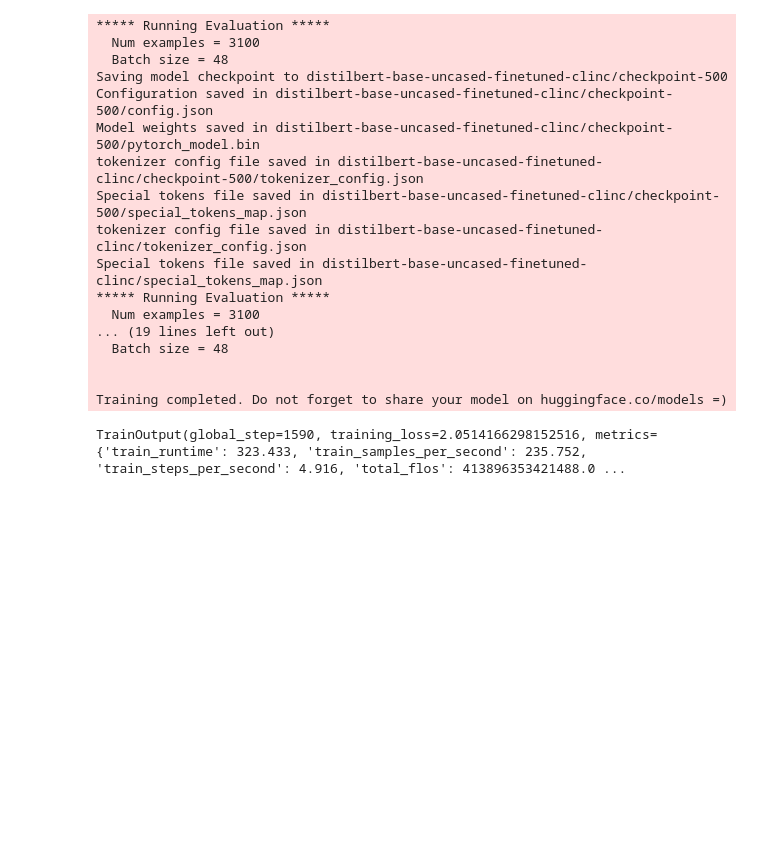
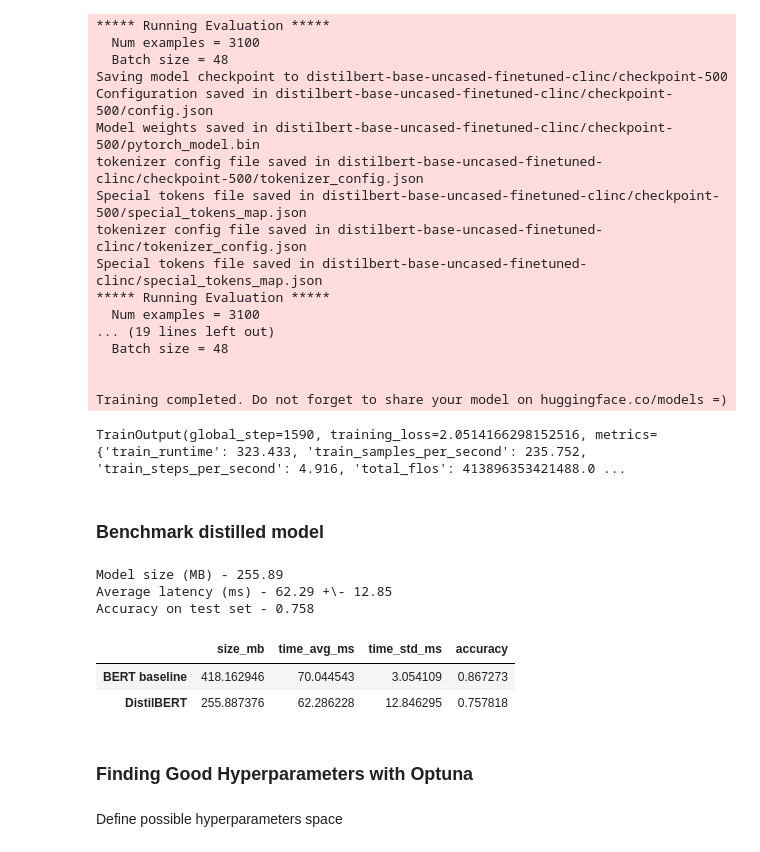
Before and after one commit to Gooogr/Book_nlp_with_transformers, a Jupyter notebook: ch8_optimization_for_production.ipynb, the cells around one changed output. Drawn from its saved outputs; the diff is of its cells as text; code cells hidden in the pictures; blank space fills up the shorter version.

```diff
--- a/ch8_optimization_for_production.ipynb
+++ b/ch8_optimization_for_production.ipynb
@@ -343,3 +345,26 @@ Special tokens file saved in distilbert-base-uncased-finetuned-clinc/special_tok
 
 Training completed. Do not forget to share your model on huggingface.co/models =)
 TrainOutput(global_step=1590, training_loss=2.0514166298152516, metrics={'train_runtime': 323.433, 'train_samples_per_second': 235.752, 'train_steps_per_second': 4.916, 'total_flos': 413896353421488.0 ...
+# %% [markdown]
+### Benchmark distilled model
+# %%
+finetuned_ckpt = "distilbert-base-uncased-finetuned-clinc"
+pipe = pipeline("text-classification", model=finetuned_ckpt)
+# %%
+optim_type = "DistilBERT"
+pb = PerformanceBenchmark(pipe, clinc["test"], optim_type=optim_type)
+perf_metrics.update(pb.run_benchmark())
+# %% [output]
+Model size (MB) - 255.89
+Average latency (ms) - 62.29 +\- 12.85
+Accuracy on test set - 0.758
+# %%
+pd.DataFrame.from_dict(perf_metrics, orient='index')
+# %% [output]
+|  | size_mb | time_avg_ms | time_std_ms | accuracy |
+| BERT baseline | 418.162946 | 70.044543 | 3.054109 | 0.867273 |
+| DistilBERT | 255.887376 | 62.286228 | 12.846295 | 0.757818 |
+# %% [markdown]
+### Finding Good Hyperparameters with Optuna
+# %% [markdown]
+Define possible hyperparameters space
```
Also changed, not shown: parts of 12 cells of this notebook.
